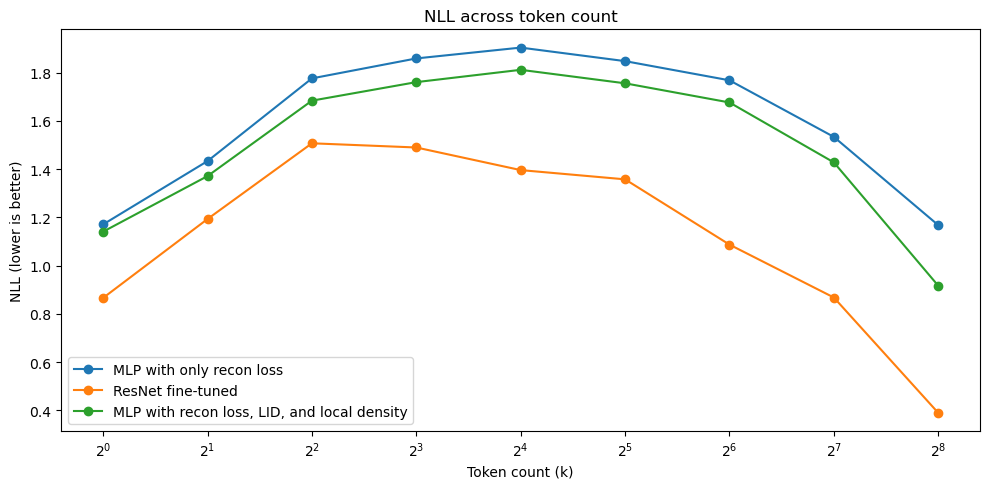
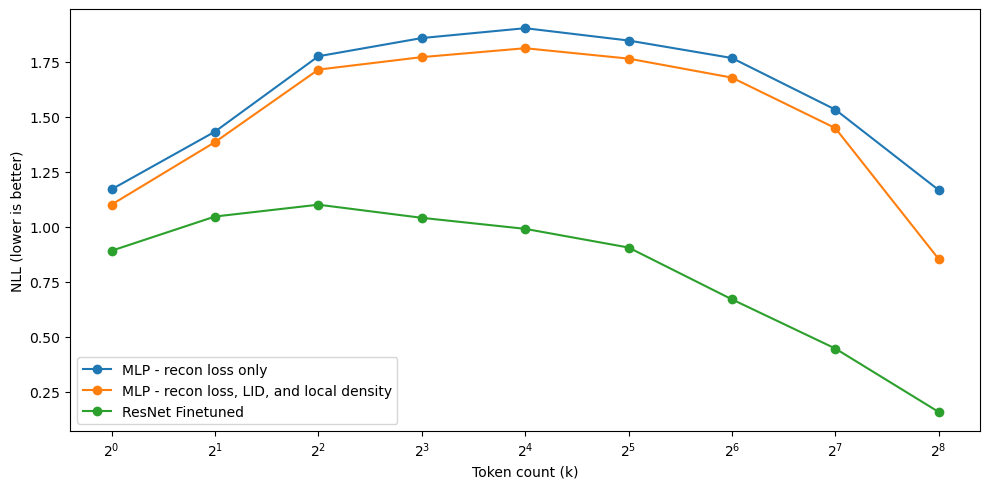
Unified diff of the notebook cell whose output changed from the first chart to the second:
--- before
+++ after
@@ -5,8 +5,9 @@
 
 #plt.plot(k_values, mlp_only_recon_loss, marker='o', label="MLP with only recon loss")
-plt.plot(k_values, mlp_only_recon_loss_normalized, marker='o', label="MLP with only recon loss")
-plt.plot(k_values, resnet_fine_tuned, marker='o', label="ResNet fine-tuned")
-
-plt.plot(k_values, mlp_lid_local_density_normalized, marker='o', label="MLP with recon loss, LID, and local density")
+plt.plot(k_values, mlp_only_recon_loss_normalized, marker='o', label="MLP - recon loss only")
+#plt.plot(k_values, resnet_fine_tuned, marker='o', label="ResNet fine-tuned")
+plt.plot(k_values, mlp_lid_local_density_normalized_hidden_64, marker='o', label="MLP - recon loss, LID, and local density")
+#plt.plot(k_values, mlp_lid_local_density_normalized, marker='o', label="MLP - recon loss, LID, and local density")
+plt.plot(k_values, resnet_fine_tuned_extra_layer, marker='o', label="ResNet Finetuned")
 #plt.plot(k_values, mlp_density_only, marker='o', label="MLP with recon loss and local density only")
 #plt.plot(k_values, mlp_lid_only, marker='o', label="MLP with recon loss and LID only")
@@ -15,5 +16,5 @@
 plt.xlabel("Token count (k)")
 plt.ylabel("NLL (lower is better)")
-plt.title("NLL across token count")
+#plt.title("NLL across token count")
 plt.legend()
 plt.tight_layout()

Commit: to be submitted